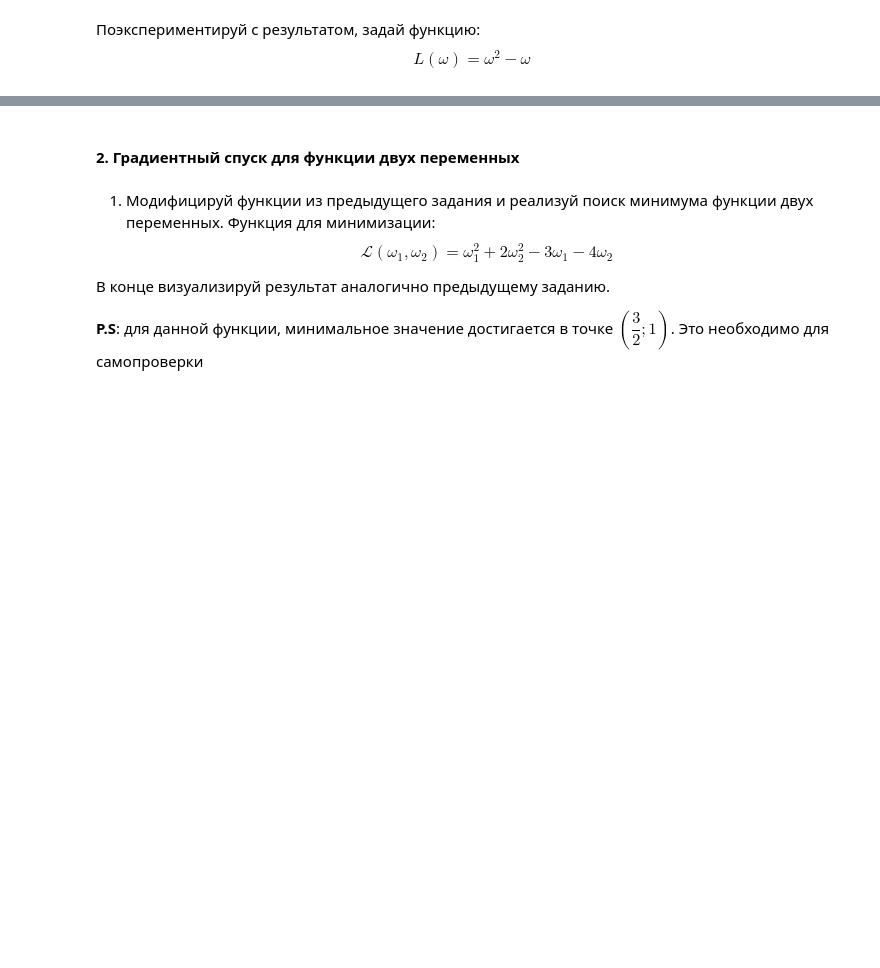
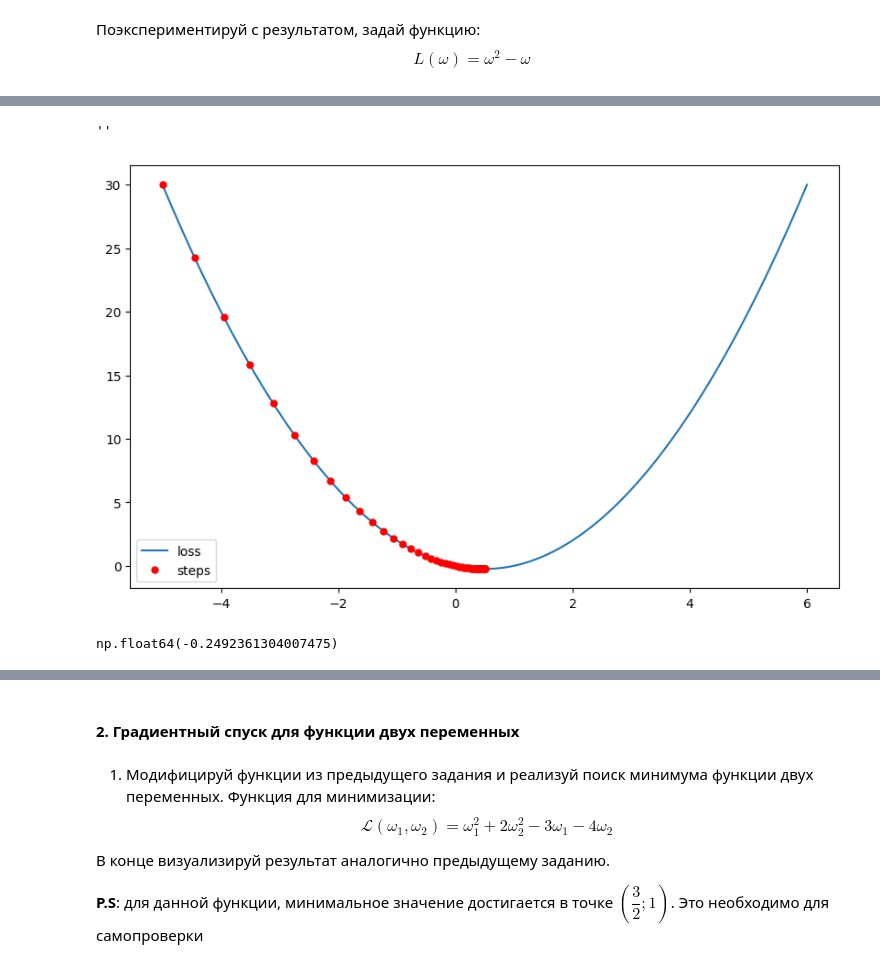
Before and after one commit to DmitriiPrikhodko/ds-phase1-git, a Jupyter notebook: week1/day5_divs/04-05-task.ipynb, the cells around one changed output, grey strips where cells are left out. Cells and saved outputs as stored; diff of their text form; code cells hidden in the pictures; blank space fills up the shorter version.

```diff
--- a/week1/day5_divs/04-05-task.ipynb
+++ b/week1/day5_divs/04-05-task.ipynb
@@ -115,0 +178,36 @@ $$L(\omega) = \omega^2 - \omega$$
+# %%
+def derivative2(w):
+    deriv = 2 * w - 1
+    return deriv
+# %%
+def step2(w, _lambda):
+    """
+    input:
+        _lambda - learning rate
+
+    returns:
+        coord - w_coord
+        loss_value  - y_coord
+    """
+    coord = w - _lambda * derivative2(w)
+    loss_value = loss2(coord)
+
+    return coord, loss_value
+# %%
+def get_minima2(w_0, eps, _lambda):
+    w = []
+    loss_values = []
+    w_curr = w_0
+    w.append(w_curr)
+    loss_values.append(loss2(w_curr))
+    w_curr, L_curr = step2(w_curr, _lambda)
+    w.append(w_curr)
+    loss_values.append(L_curr)
+    while loss_values[-2] - loss_values[-1] > eps:
+        w_curr, L_curr = step2(w_curr, _lambda)
+        w.append(w_curr)
+        loss_values.append(L_curr)
+    return w, loss_values
+
+
+get_minima2(-5, 1, 0.05)
@@ -115,0 +232,16 @@ $$L(\omega) = \omega^2 - \omega$$
+# %%
+x2 = np.linspace(-5, 6, 200)
+steps2 = get_minima2(-5, 1e-6, 0.05)
+plt.style.use('default')
+plt.figure(figsize=(10,6))
+plt.plot(x2, loss2(x2), label='loss')
+plt.plot(steps2[0], steps2[1], marker='o', linewidth=0, markersize=5, color='red', label = 'steps')
+plt.legend()
+;
+# %% [output]
+''
+[figure, added]
+# %%
+np.min(np.apply_along_axis(lambda x: loss2(x), axis=0, arr=x2))
+# %% [output]
+np.float64(-0.2492361304007475)
```
Also changed, not shown: parts of 24 cells of this notebook, 3 other files.
